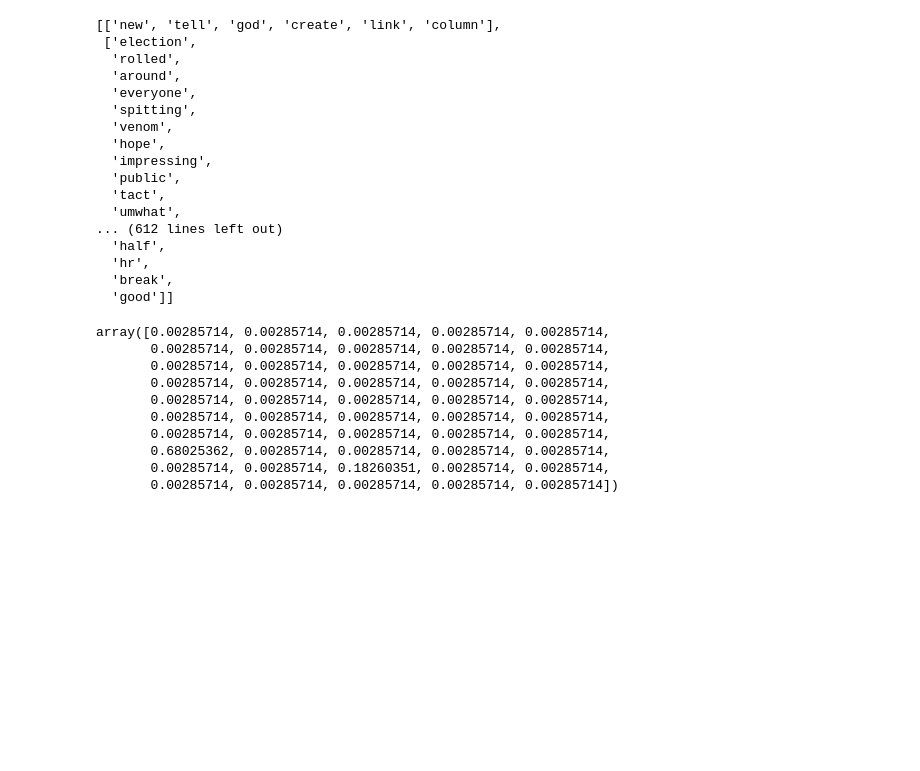
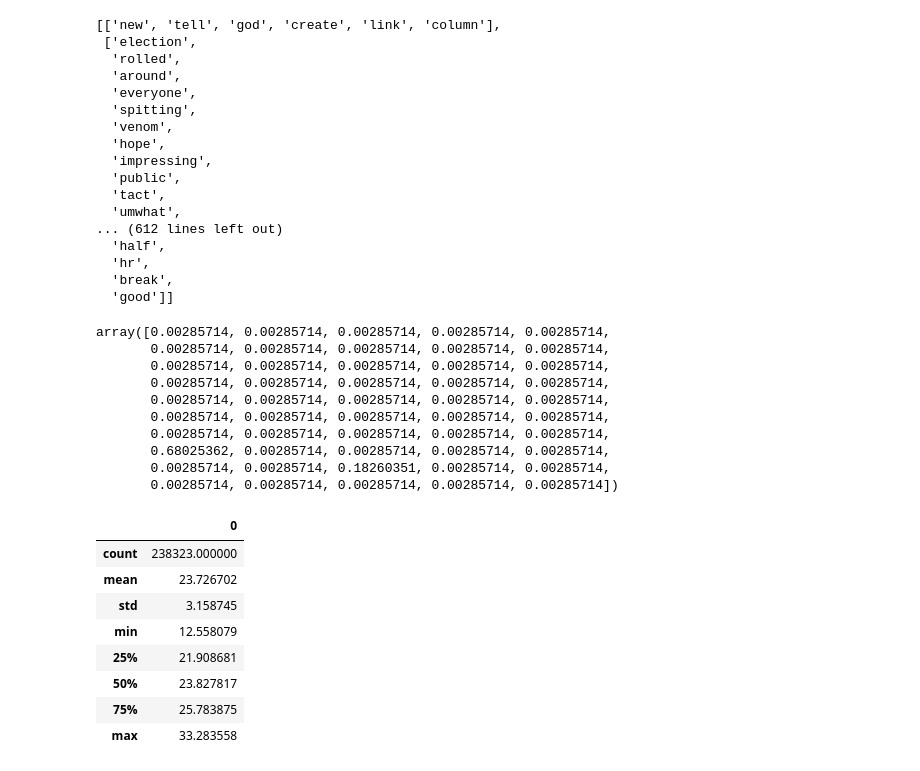
Before and after one commit to andrewdahbura/sys6018-competition-blogger-characteristics, a Jupyter notebook: LDA.ipynb, the cells around one changed output. Drawn from its saved outputs; the diff is of its cells as text; code cells hidden in the pictures; blank space fills up the shorter version.

```diff
--- a/LDA.ipynb
+++ b/LDA.ipynb
@@ -149,3 +149,27 @@ all_topics_numpytrain = all_topics_csrtrain.T.toarray()
 # %%
 np.save('numpyldatest', all_topics_numpy)
 np.save('numpyldatrain', all_topics_numpytrain)
+# %%
+#prepare model to be trained with just these features
+
+y = train["age"]
+# %%
+yarraytrain = y.values
+lm = LinearRegression()
+#Fit regression model for training data
+lm.fit(all_topics_numpytrain,yarraytrain)
+predictions = lm.predict(all_topics_numpy)
+# %%
+predictionsdf = pd.DataFrame(predictions)
+# %%
+predictionsdf.describe()
+# %% [output]
+|  | 0 |
+| count | 238323.000000 |
+| mean | 23.726702 |
+| std | 3.158745 |
+| min | 12.558079 |
+| 25% | 21.908681 |
+| 50% | 23.827817 |
+| 75% | 25.783875 |
+| max | 33.283558 |
```
Also changed, not shown: parts of 6 cells of this notebook.
